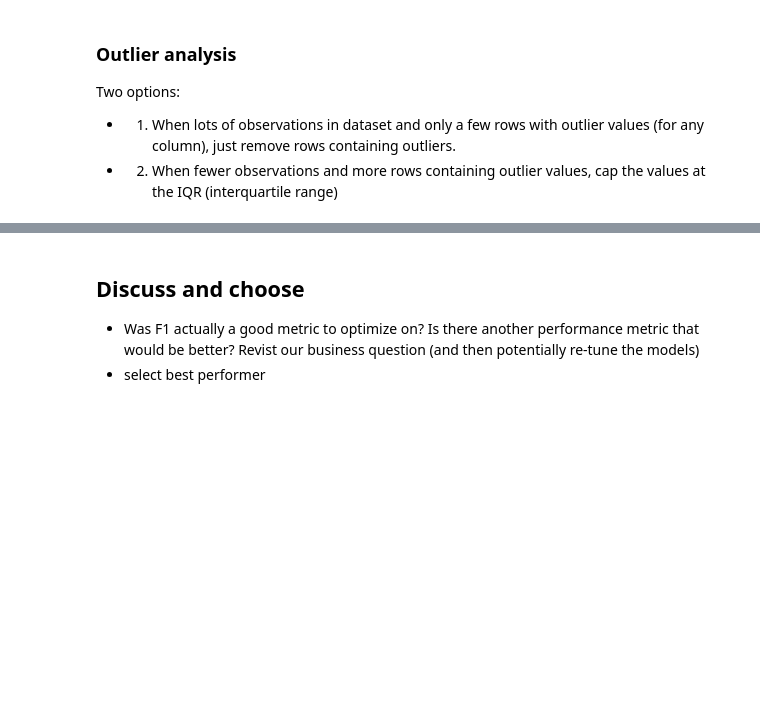
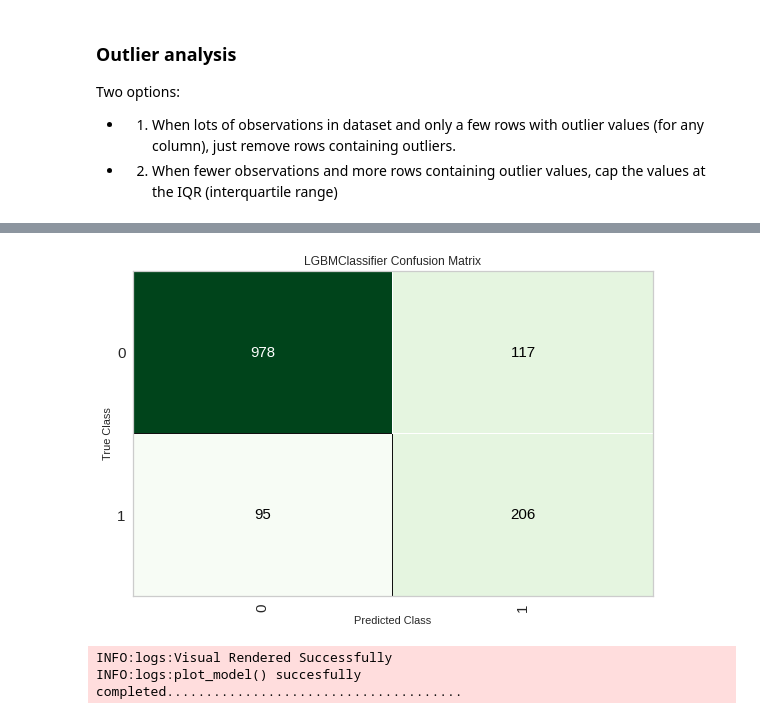
Before and after one commit to aminar034/ml1000-p1, a Jupyter notebook: Project1_wine_classification.ipynb, the cells around one changed output, grey strips where cells are left out. Saved outputs shown, nothing was run; the diff lists cells and outputs as text; code cells hidden in the pictures; blank space fills up the shorter version.

```diff
--- a/Project1_wine_classification.ipynb
+++ b/Project1_wine_classification.ipynb
@@ -284,3 +591,3 @@ evaluate_model(tuned_rf)
 # %%
 # tune lgb model
-tuned_lgb = tune_model(lgb, optimize='F1')
+tuned_lgb = tune_model(lgb, optimize='Prec.')
@@ -289,5 +621,6 @@ evaluate_model(tuned_lgb)
-# %% [markdown]
-## Discuss and choose
-
-* Was F1 actually a good metric to optimize on? Is there another performance metric that would be better? Revist our business question (and then potentially re-tune the models)
-* select best performer
+# %%
+plot_model(tuned_lgb, plot = 'confusion_matrix')
+# %% [output]
+[figure, added]
+INFO:logs:Visual Rendered Successfully
+INFO:logs:plot_model() succesfully completed......................................
```
Also changed, not shown: parts of 69 cells of this notebook.
